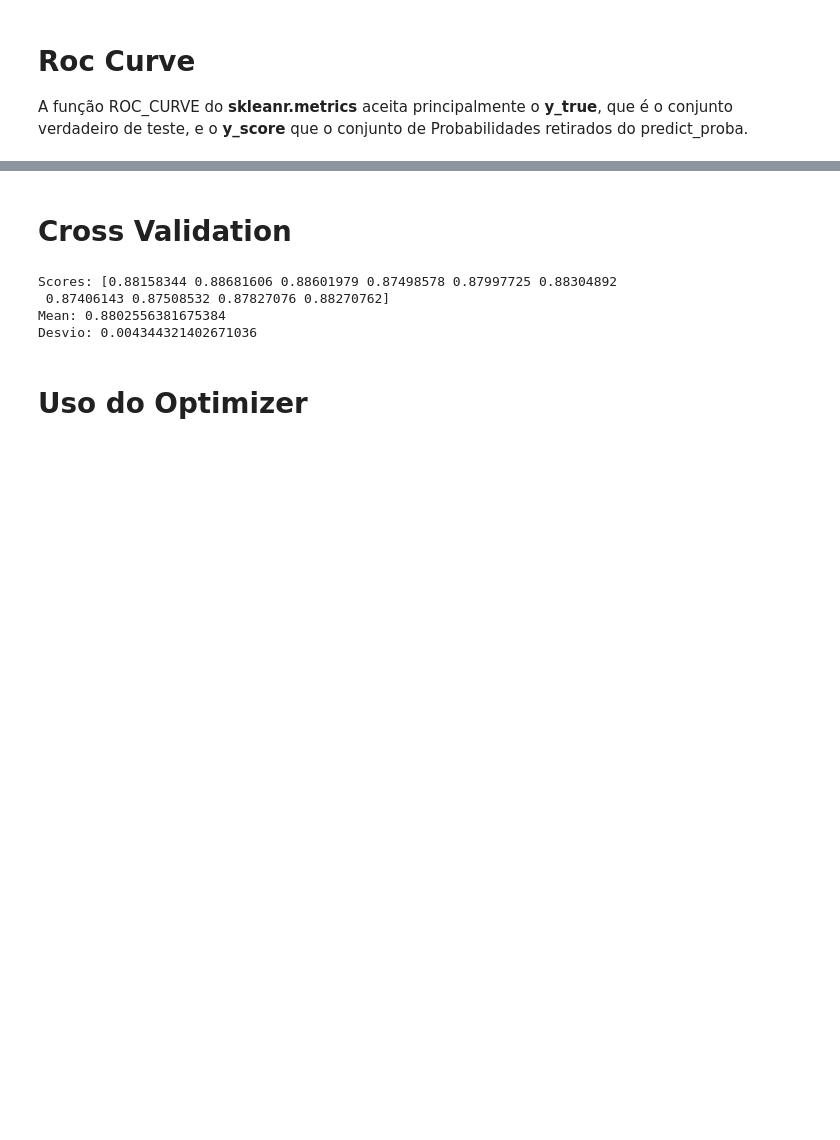
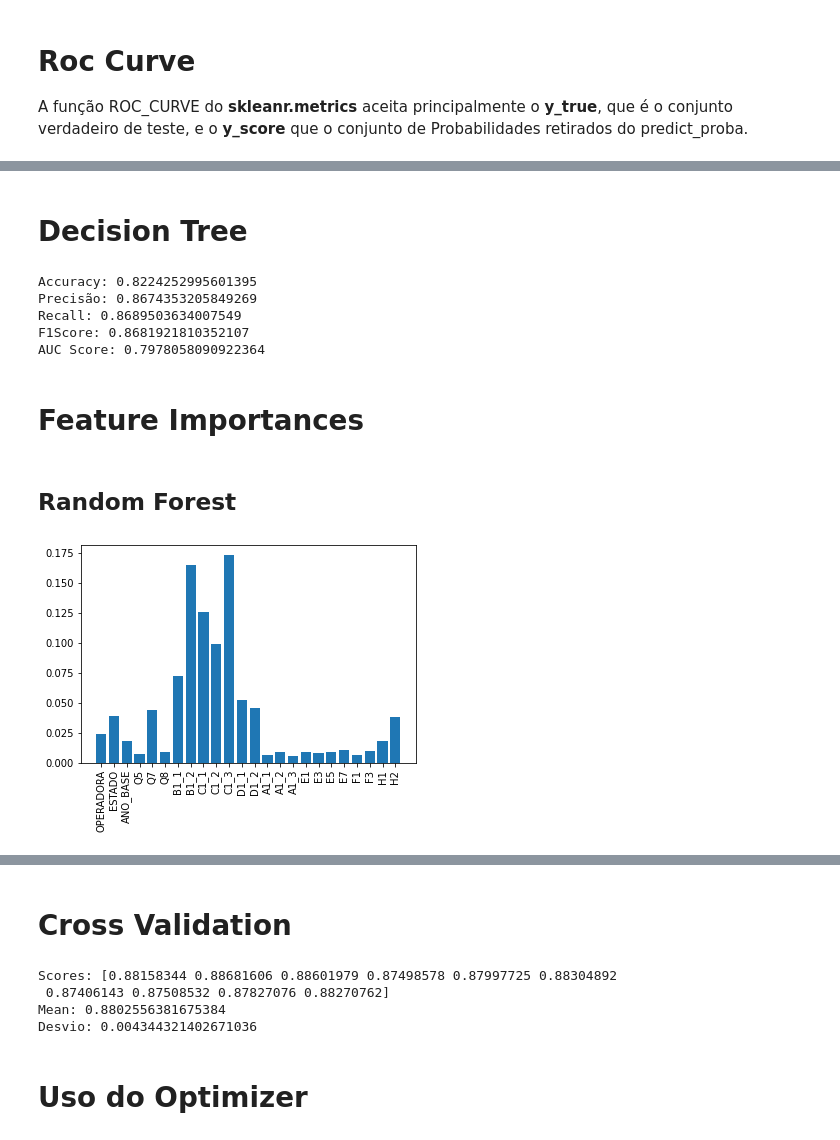
Before and after one commit to mrelero/machine-learning-anatel-database, a Jupyter notebook: ML_Techs/ml_analisys_1.ipynb, the cells around one changed output, grey strips where cells are left out. Cells and saved outputs as stored; diff of their text form; code cells hidden in the pictures; blank space fills up the shorter version.

Commit message:
Feature Importances

```diff
--- a/ML_Techs/ml_analisys_1.ipynb
+++ b/ML_Techs/ml_analisys_1.ipynb
@@ -17,11 +17,12 @@ import missingno as msno
 import skopt
 
 from sklearn.model_selection import train_test_split
+from sklearn.feature_selection import SelectFromModel
 from sklearn import svm
 from sklearn import metrics
 from sklearn.metrics import confusion_matrix
 from sklearn.model_selection import cross_val_score
-
+from sklearn.tree import DecisionTreeClassifier
 from sklearn.metrics import precision_score, recall_score, f1_score, roc_curve, roc_auc_score
 
 from sklearn.ensemble import RandomForestClassifier
@@ -126,6 +127,10 @@ def plot_roc_curve(fpr, tpr, legenda):
     plt.xlabel("Taxa de Falsos Positivos")
     plt.ylabel("Taxa de Verdadeiros Positivos")
 
+def plot_dict_bar(dict):
+    plt.bar(range(len(dict)), list(dict.values()), align='center')
+    plt.xticks(range(len(dict)), list(dict.keys()), rotation=90)
+    plt.show()
 
 #Data_Filter.info()
 
@@ -169 +176,44 @@ AUC Score: 0.9444956504206311
 [figure]
+# %% [markdown]
+# Decision Tree
+# %%
+Dec_tree_class = DecisionTreeClassifier()
+Dec_tree_class.fit(X_train, y_train)
+y_pred = Dec_tree_class.predict(X_test)
+y_pred_probs = Dec_tree_class.predict_proba(X_test)
+
+y_pred_probs = y_pred_probs[:, 1]
+print("Accuracy:",metrics.accuracy_score(y_test, y_pred))
+cmRF = confusion_matrix(y_test, y_pred)
+
+
+pRF = precision_score(y_test,y_pred)
+rRF = recall_score(y_test,y_pred)
+F1RF = f1_score(y_test, y_pred)
+print("Precisão:", pRF)
+print("Recall:", rRF)
+print("F1Score:", F1RF)
+fprRF, tprRF, threshold_RF = roc_curve(y_test,y_pred_probs)
+#plot_roc_curve(fprRF,tprRF, "Todas Operadoras")
+aucRF = roc_auc_score(y_test,y_pred_probs)
+print("AUC Score:",aucRF)
+# %% [output]
+Accuracy: 0.8224252995601395
+Precisão: 0.8674353205849269
+Recall: 0.8689503634007549
+F1Score: 0.8681921810352107
+AUC Score: 0.7978058090922364
+# %% [markdown]
+# Feature Importances
+# %% [markdown]
+## Random Forest
+# %%
+Importances_RF = Rand_Forest_Class.feature_importances_
+Imp_RF_Dict = dict()
+for col, f in zip(Dados_X.columns, Importances_RF):
+   # print(col, ":", f, "\n")
+    Imp_RF_Dict[col] = f
+
+plot_dict_bar(Imp_RF_Dict)
+# %% [output]
+[figure, added]
```
Also changed, not shown: parts of 6 cells of this notebook.
